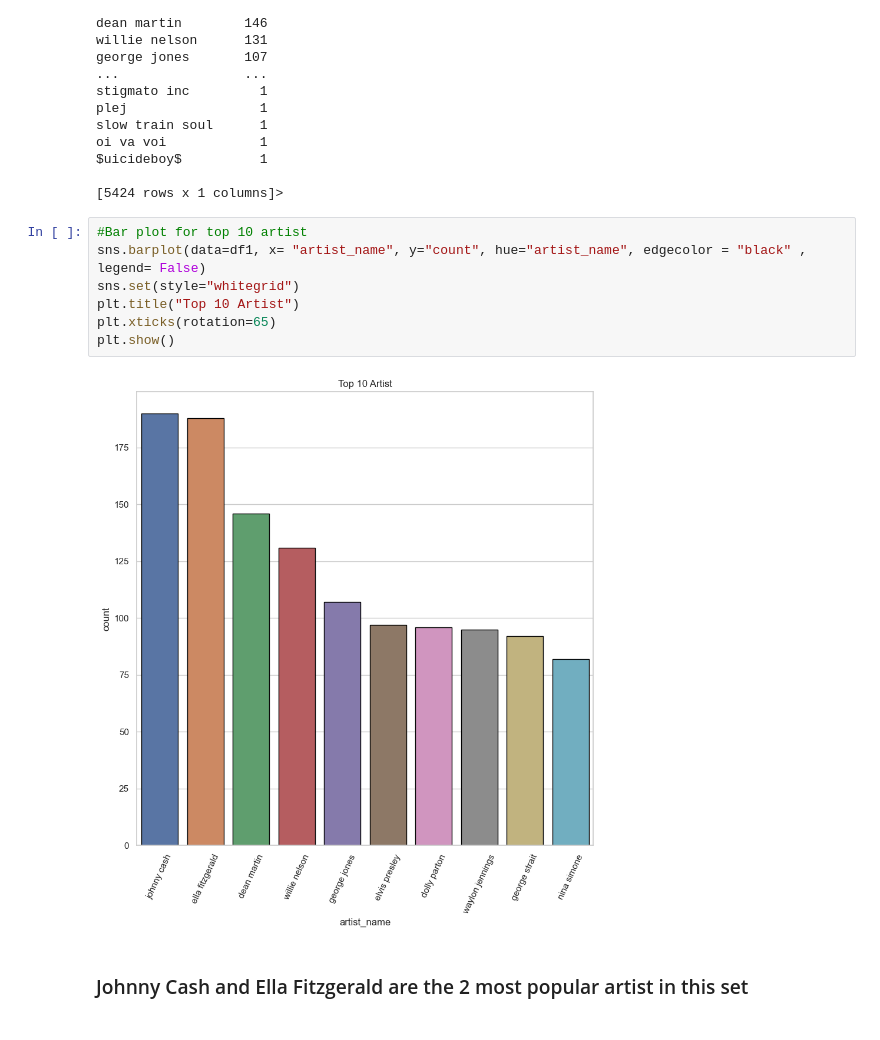
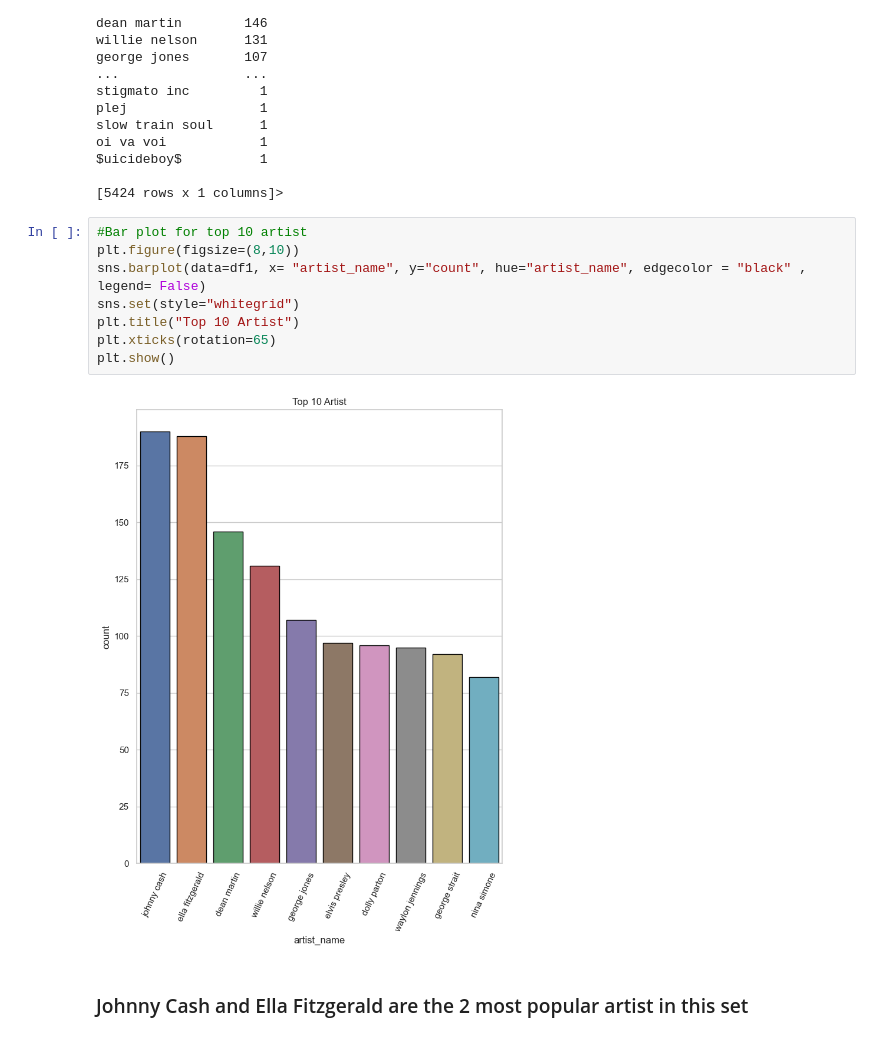
Before and after one commit to GClark89/MusicTrain, a Jupyter notebook: EDA.ipynb, the cells around one changed output. Saved outputs shown, nothing was run; the diff lists cells and outputs as text.

```diff
--- a/EDA.ipynb
+++ b/EDA.ipynb
@@ -174,13 +174,14 @@ $uicideboy$          1
 [5424 rows x 1 columns]>
 # %%
 #Bar plot for top 10 artist
+plt.figure(figsize=(8,10))
 sns.barplot(data=df1, x= "artist_name", y="count", hue="artist_name", edgecolor = "black" , legend= False)
 sns.set(style="whitegrid")
 plt.title("Top 10 Artist")
 plt.xticks(rotation=65)
 plt.show()
 # %% [output]
-[figure, old version]
+[figure, new version]
 # %% [markdown]
 ### Johnny Cash and Ella Fitzgerald are the 2 most popular artist in this set
 # %%
```
Also changed, not shown: parts of 17 cells of this notebook, 2 other files.
